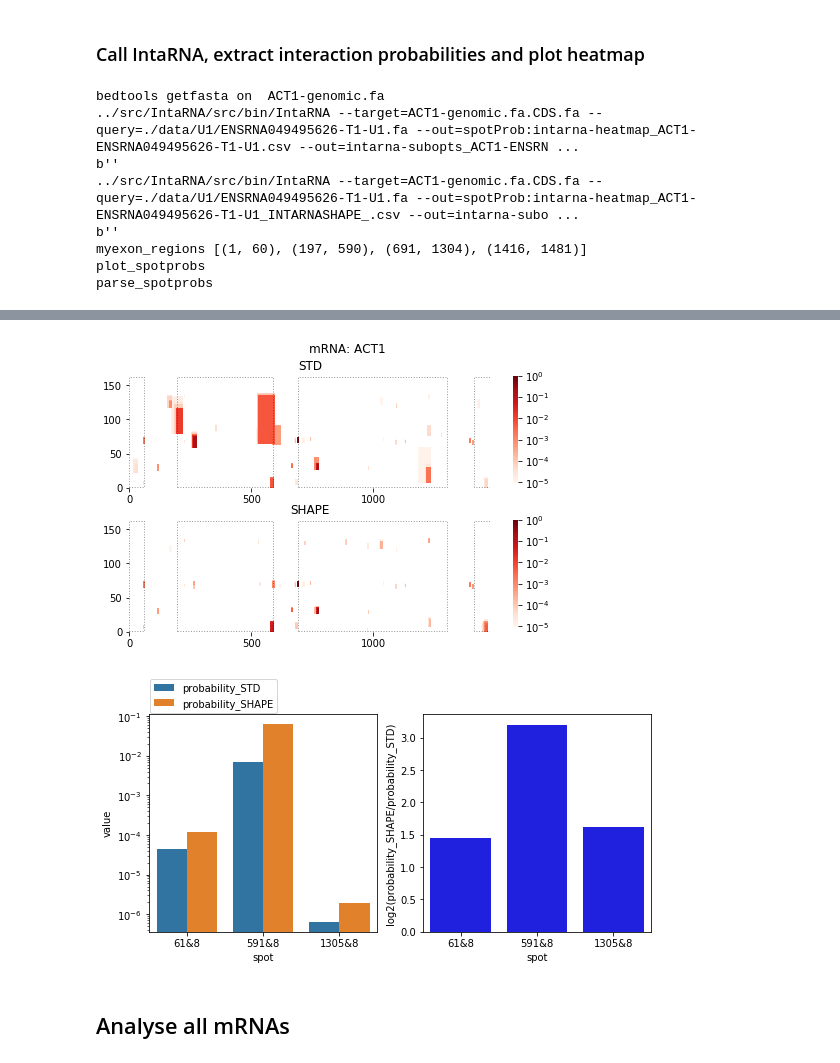
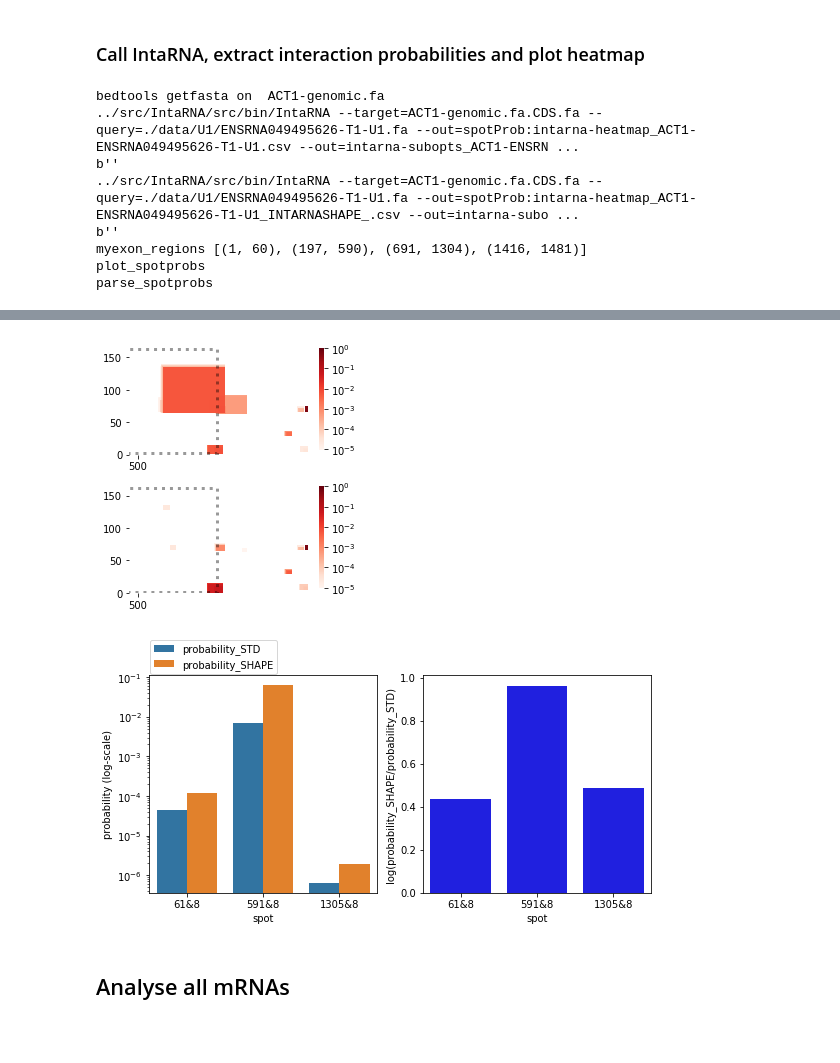
Before and after one commit to BackofenLab/IntaRNA-benchmark-SHAPE, a Jupyter notebook: analysis_IntaSHAPE-U1-interaction.ipynb, the cells around one changed output, grey strips where cells are left out. Drawn from its saved outputs; the diff is of its cells as text; code cells hidden in the pictures; blank space fills up the shorter version.

```diff
--- a/analysis_IntaSHAPE-U1-interaction.ipynb
+++ b/analysis_IntaSHAPE-U1-interaction.ipynb
@@ -121,30 +121,41 @@ def parse_spotprobs(file1, file2, suffixes=['_STD','_SHAPE'],skip_0_0_spot=True)
         df12 = df12[df12['spot']!='0&0']
     df12['probability_SHAPE/probability_STD'] = (df12['probability_SHAPE']+1e-50)/(df12['probability_STD']+1e-50)
     df12['log2(probability_SHAPE/probability_STD)'] = np.log2(df12['probability_SHAPE/probability_STD'])
+    df12['log(probability_SHAPE/probability_STD)'] = np.log10(df12['probability_SHAPE/probability_STD'])
     return df12
 def plot_spotprobs(file1, file2,skip_0_0_spot=True,what='both'):
     print("plot_spotprobs")
     dfspotprobs = parse_spotprobs(file1, file2,skip_0_0_spot=skip_0_0_spot)
+    use_log_scale = True
+    ytitle = 'probability (log-scale)'
+    if len(dfspotprobs) == 1:
+        use_log_scale = False
+        ytitle = 'probability'
 
     dfmelt = pd.melt(dfspotprobs,  id_vars =['spot'], value_vars=['probability_STD','probability_SHAPE'])
     if what=='both':
         fig, (ax1,ax2) = plt.subplots(figsize=[9,4],ncols=2)
         sns.barplot(data=dfmelt, x='spot',y='value',hue='variable',ax=ax1)
+        ax1.set_ylabel(ytitle)
         ax1.legend(bbox_to_anchor=(0,1.0,1,0.2), loc="lower left",
                 #mode="expand",
                    borderaxespad=0.1)#bbox_to_anchor=(1, 1.2), loc=1, borderaxespad=0.)#(bbox_to_anchor=(1,0), loc="lower right")
         #plt.subplots_adjust(left=0.3,top=0.8)
-        ax1.set_yscale('log')
-        sns.barplot(data=dfspotprobs, x='spot',color='b',y='log2(probability_SHAPE/probability_STD)',ax=ax2)
+        if use_log_scale:
+            ax1.set_yscale('log')
+            sns.barplot(data=dfspotprobs, x='spot',color='b',y='log(probability_SHAPE/probability_STD)',ax=ax2)
+        else:
+            sns.barplot(data=dfspotprobs, x='spot',color='b',y='probability_SHAPE/probability_STD',ax=ax2)
 
     else:
         fig, ax1 = plt.subplots(figsize=[max(3,len(dfspotprobs)),4])
         sns.barplot(data=dfmelt, x='spot',y='value',hue='variable',ax=ax1)
+        ax1.set_ylabel(ytitle)
         plt.legend(bbox_to_anchor=(0,1.02,1,0.2), loc="lower left",
                 mode="expand", borderaxespad=0.1)#bbox_to_anchor=(1, 1.2), loc=1, borderaxespad=0.)#(bbox_to_anchor=(1,0), loc="lower right")
         plt.subplots_adjust(left=0.3,top=0.8)
-
-        ax1.set_yscale('log')
+        if use_log_scale:
+            ax1.set_yscale('log')
         #ax1.set_title(file1)
 
     return dfspotprobs,fig
@@ -297,7 +317,8 @@ def truncate_mRNA_to_CDS(fasta_mRNA,exon_regions):
     truncated_regions = [(r[0]-startcodon_site+1,r[1]-startcodon_site+1) for r in exon_regions]
     return fasta_mRNA+'.CDS.fa', truncated_regions
 
-def run_intarna_shape_for_a_gene(target_gene_name, CDS_only=False,plot_selected_exon=None):
+def run_intarna_shape_for_a_gene(target_gene_name, CDS_only=False,plot_selected_exon=None,
+                                 exon_context_len=100, hide_titles=False,figsize=[9,5]):
     df_gff_exons, df_genes = gene_gff_to_df(target_gene_name)
     fasta_bed_genomic = df_gff_to_bed_fasta(df_genes, target_gene_name)
     myexon_regions = compute_relative_locs(df_gff_exons, df_genes.iloc[0]['start'], df_genes.iloc[0]['end'],
@@ -322,26 +343,29 @@ def run_intarna_shape_for_a_gene(target_gene_name, CDS_only=False,plot_selected_
             shape_file=query_react_idless, out_suffix='_INTARNASHAPE_',
                                                                spot_probs_pairs_str=','.join(spot_prob_locs))
 
-    myfig, (ax1,ax2) = plt.subplots(figsize=[7,5],nrows=2)
-    myfig.tight_layout(rect=[0, 0.1, 1, 0.93])
+    myfig, (ax1,ax2) = plt.subplots(figsize=figsize,nrows=2)
+    #yfig.tight_layout(rect=[0, 0.1, 1, 0.93])
+    plt.subplots_adjust(hspace=.3)
 
     print("myexon_regions", myexon_regions)
     plot_minE_heatmap(mydf_heatmap, myexon_regions, target_gene_name +'-'+query_id+ '-NOSHAPE',
-                      fig=myfig, ax=ax1, plot_selected_exon=plot_selected_exon)
+                      fig=myfig, ax=ax1, plot_selected_exon=plot_selected_exon,exon_context_len=exon_context_len,
+                      hide_titles=hide_titles)
     plot_minE_heatmap(mydf_heatmap_SHAPE, myexon_regions,target_gene_name + '-'+query_id+'-SHAPE',
-                      fig=myfig, ax=ax2, plot_selected_exon=plot_selected_exon)
+                      fig=myfig, ax=ax2, plot_selected_exon=plot_selected_exon,exon_context_len=exon_context_len,
+                     hide_titles=hide_titles)
 
+    if not hide_titles:
+        myfig.suptitle('mRNA: {}' .format(target_gene_name))
 
-    myfig.suptitle('mRNA: {}' .format(target_gene_name))
-
-    myfig.savefig('heatmap_'+target_gene_name +'-'+query_id+'.png',dpi=600)
-    #myfig.savefig('heatmap_'+target_gene_name +'-'+query_id+'.pdf')
+    myfig.savefig('heatmap_'+target_gene_name +'-'+query_id+'.png',dpi=1200,bbox_to_anchor='tight')
+#     myfig.savefig('heatmap_'+target_gene_name +'-'+query_id+'.pdf',dpi=10,bbox_to_anchor='tight')
     df_spotprobs,fig_spots = plot_spotprobs(file_subopts, file_subopts_SHAPE,what='both')
     df_spotprobs['gene'] = target_gene_name
     fig_spots.savefig('barplot_'+target_gene_name +'-'+query_id+'.png',bbox_to_anchor='tight')
     fig_spots.savefig('barplot_'+target_gene_name +'-'+query_id+'.svg',bbox_to_anchor='tight')
     return df_spotprobs
-run_intarna_shape_for_a_gene('ACT1', CDS_only=True,plot_selected_exon=None)
+run_intarna_shape_for_a_gene('ACT1', CDS_only=True,plot_selected_exon=1,hide_titles=True,figsize=[4,4.5])
 # %% [output]
 bedtools getfasta on  ACT1-genomic.fa
 ../src/IntaRNA/src/bin/IntaRNA --target=ACT1-genomic.fa.CDS.fa --query=./data/U1/ENSRNA049495626-T1-U1.fa --out=spotProb:intarna-heatmap_ACT1-ENSRNA049495626-T1-U1.csv --out=intarna-subopts_ACT1-ENSRN ...
@@ -358,5 +382,5 @@ parse_spotprobs
-[figure, old version]
+[figure, new version]
-[figure, old version]
+[figure, new version]
 # %% [markdown]
 ## Analyse all mRNAs
 # %%
```
Also changed, not shown: parts of 7 cells of this notebook.
